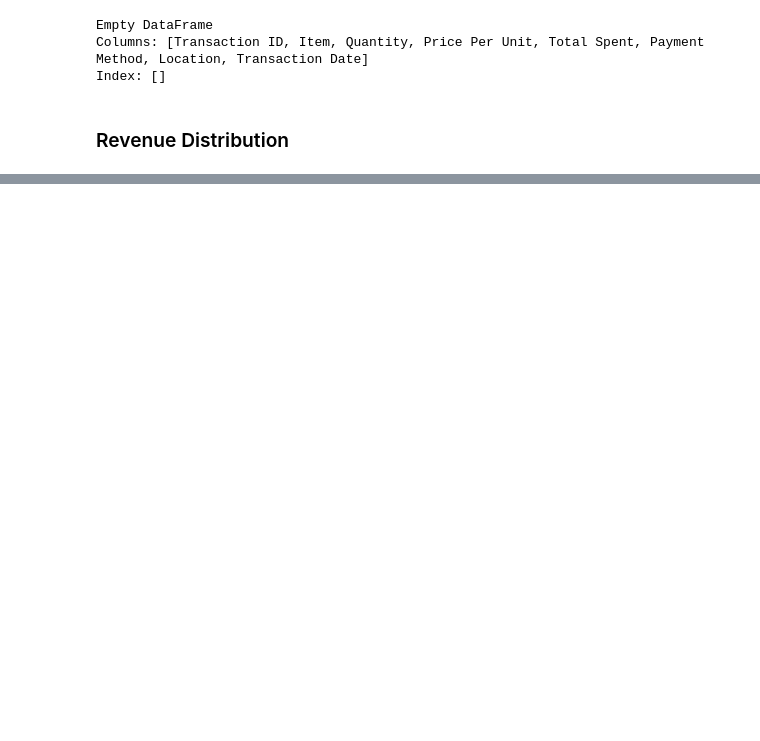
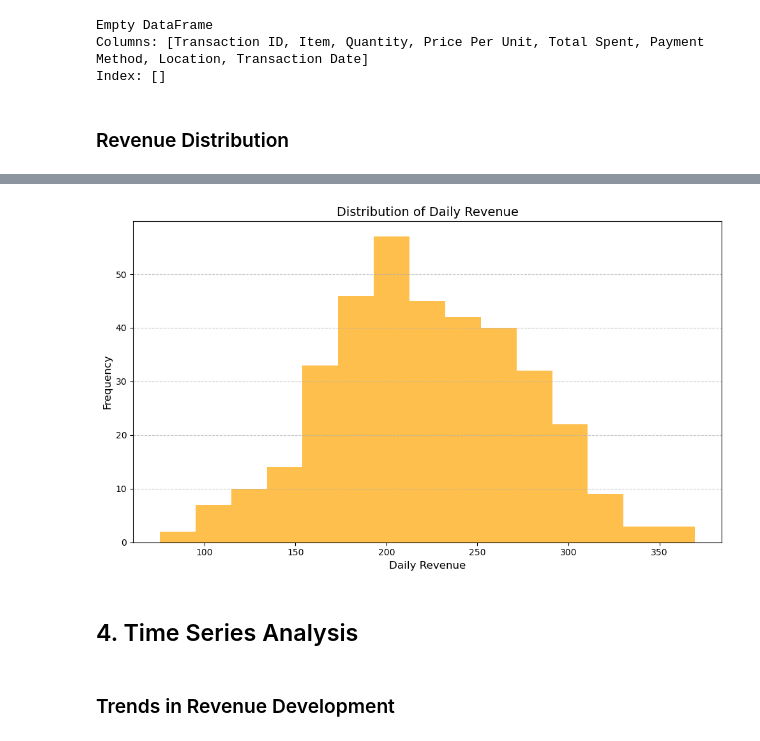
Before and after one commit to martinakvasnickova/Cafe, a Jupyter notebook: analysis/EDA.ipynb, the cells around one changed output, grey strips where cells are left out. Saved outputs shown, nothing was run; the diff lists cells and outputs as text; code cells hidden in the pictures; blank space fills up the shorter version.

```diff
--- a/analysis/EDA.ipynb
+++ b/analysis/EDA.ipynb
@@ -159,0 +286,10 @@ plt.show()
+# %%
+total_revenue = df['Total Spent'].sum()
+daily_revenue = df.groupby('Transaction Date')['Total Spent'].sum()
+daily_revenue_avg = daily_revenue.mean()
+revenue_median = daily_revenue.median()
+
+print('Total revenue = ', total_revenue,'$')
+print('Daily revenue = ', daily_revenue.head(5),'$')
+print('Average daily revenue = ', daily_revenue_avg,'$')
+print('Revenue median = ', revenue_median,'$')
@@ -159,0 +373,15 @@ plt.show()
+# %%
+plt.figure(figsize=(10, 6))
+daily_revenue.plot(kind='hist', bins=15, color='orange', alpha=0.7)
+plt.title('Distribution of Daily Revenue', fontsize=14)
+plt.xlabel('Daily Revenue', fontsize=12)
+plt.ylabel('Frequency', fontsize=12)
+plt.grid(axis='y', linestyle='--', alpha=0.7)
+plt.tight_layout()
+plt.show()
+# %% [output]
+[figure, added]
+# %% [markdown]
+## 4. Time Series Analysis
+# %% [markdown]
+### Trends in Revenue Development
```
Also changed, not shown: parts of 19 cells of this notebook.
